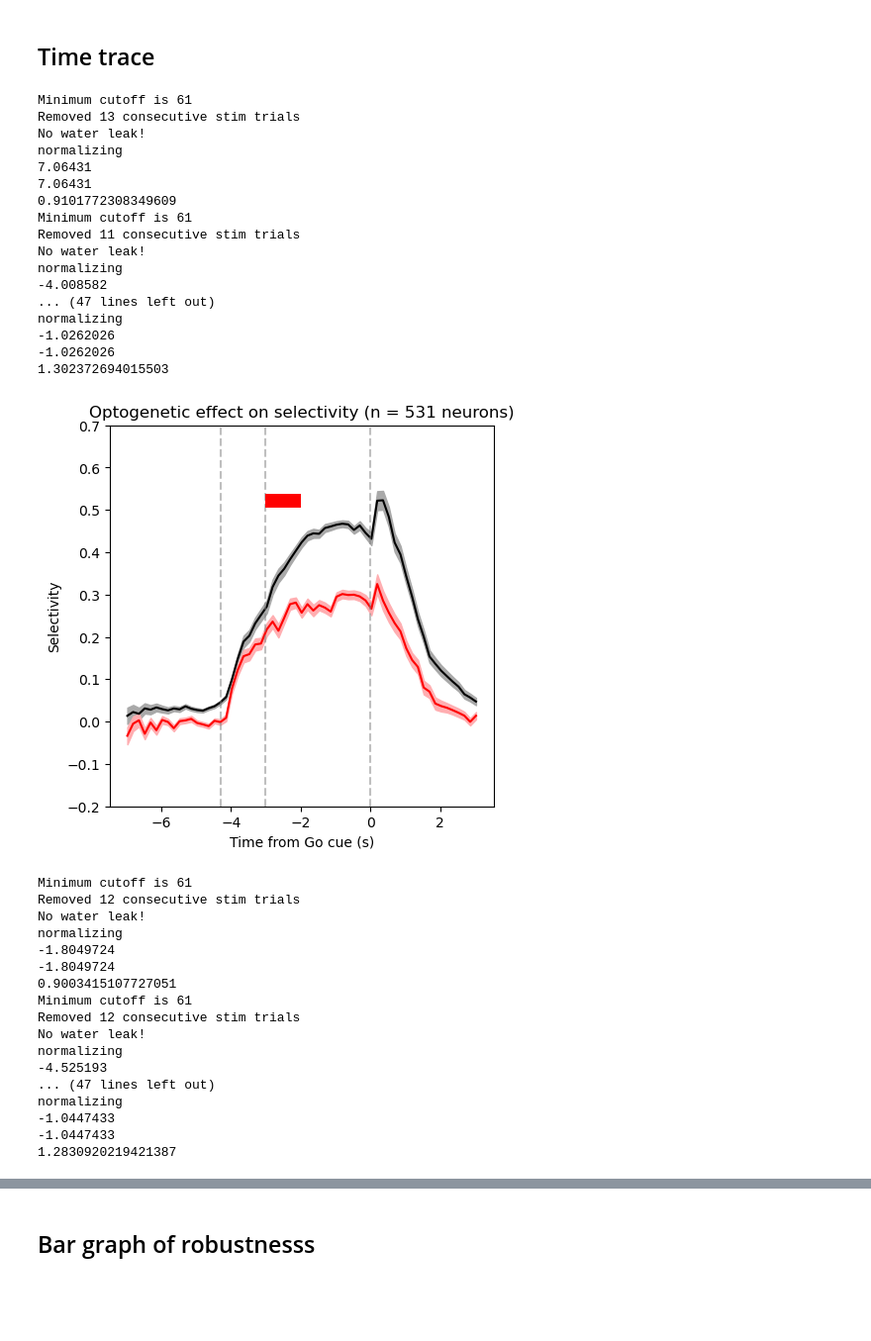
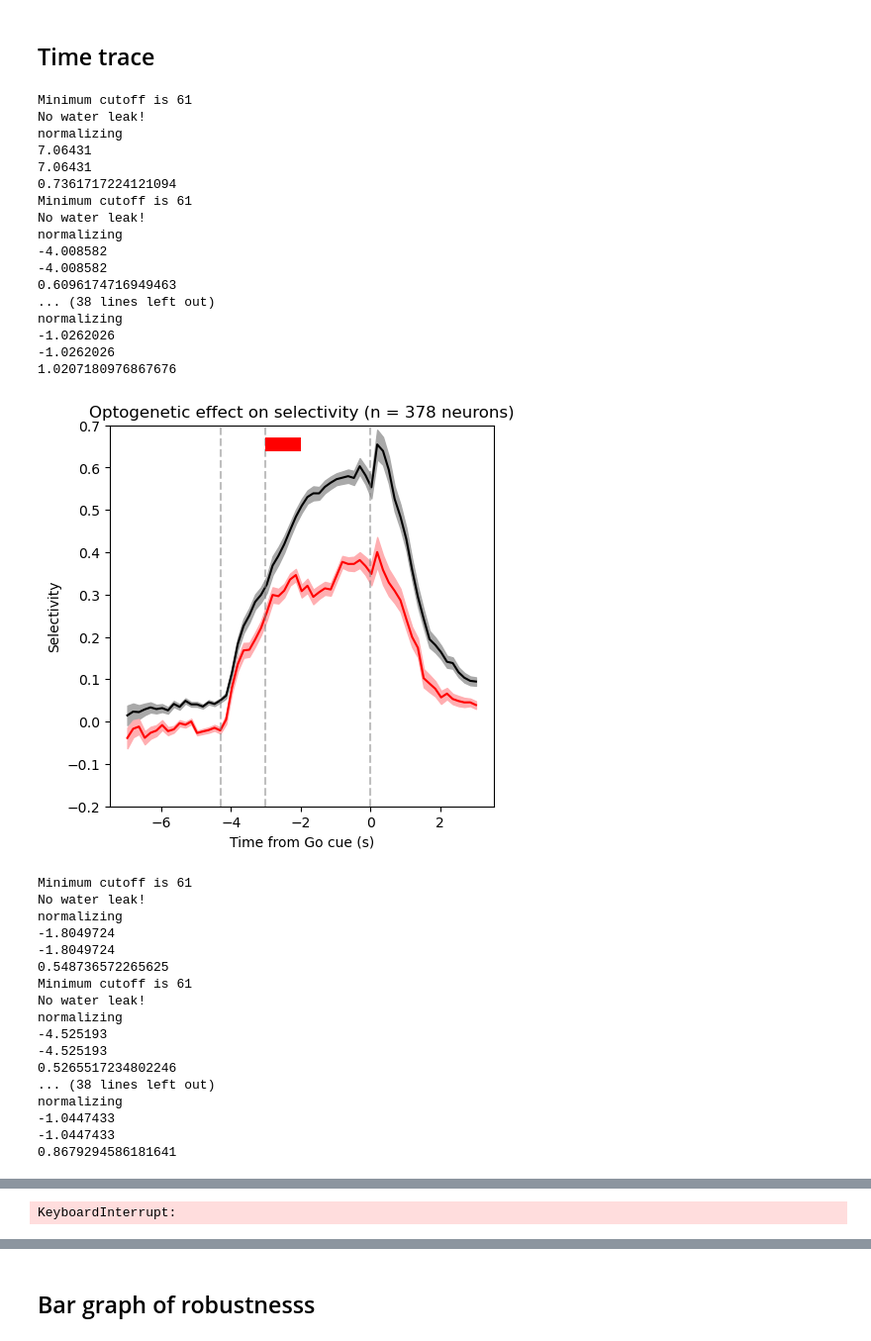
Before and after one commit to catherinewang99/2pimagingAnalysis, a Jupyter notebook: fig-3.ipynb, the cells around one changed output, grey strips where cells are left out. Shown at 99% size. Saved outputs shown, nothing was run; the diff lists cells and outputs as text; code cells hidden in the pictures; blank space fills up the shorter version.

```diff
--- a/fig-3.ipynb
+++ b/fig-3.ipynb
@@ -87,17 +87,19 @@ for i in range(3):
     for j in range(len(paths)):
 
         path = paths[j]
-        l1 = session.Session(path, use_reg=True, triple=True, remove_consec_opto=True)
-        # l1 = session.Session(path)
+        l1 = session.Session(path, use_reg=True, triple=True, remove_consec_opto=False, baseline_normalization="median_zscore")
+        p = 0.05 / np.sqrt(len(l1.good_neurons))
+
         if i == 0:
-            pref_, nonpref_, optop_, optonp_ = l1.selectivity_optogenetics(p=0.01,
+
+            pref_, nonpref_, optop_, optonp_ = l1.selectivity_optogenetics(p=p,
                                                                            lickdir=False,
                                                                            return_traces=True,
                                                                            downsample='04' in path,
                                                                            return_p_np=True)
         else:
             sel_n = [l1.good_neurons[n] for n in expert_neurons[j]]
-            pref_, nonpref_, optop_, optonp_ = l1.selectivity_optogenetics(p=0.01,
+            pref_, nonpref_, optop_, optonp_ = l1.selectivity_optogenetics(p=p,
                                                                            lickdir=False,
                                                                            return_traces=True,
                                                                            selective_neurons=sel_n,
@@ -138,53 +140,53 @@ for i in range(3):
 
     axarr.fill_between(x, selo - erro,
               selo + erro,
               color=['#ffaeb1'])
 
     axarr.axvline(-4.3, color = 'grey', alpha=0.5, ls = '--')
     axarr.axvline(-3, color = 'grey', alpha=0.5, ls = '--')
     axarr.axvline(0, color = 'grey', alpha=0.5, ls = '--')
     axarr.hlines(y=max(cat((selo, sel))), xmin=-3, xmax=-2, linewidth=10, color='red')
 
     axarr.set_title('Optogenetic effect on selectivity (n = {} neurons)'.format(num_neurons))
     axarr.set_xlabel('Time from Go cue (s)')
     axarr.set_ylabel('Selectivity')
     axarr.set_ylim((-0.2, 0.7))
 
     # plt.savefig(r'F:\data\Fig 3\nai_sel_recovery_updated.pdf')
     plt.show()
 # %% [output]
 Minimum cutoff is 61
-Removed 13 consecutive stim trials
 No water leak!
 normalizing
 7.06431
 7.06431
-0.9101772308349609
+0.7361717224121094
 Minimum cutoff is 61
-Removed 11 consecutive stim trials
 No water leak!
 normalizing
 -4.008582
-... (47 lines left out)
+-4.008582
+0.6096174716949463
+... (38 lines left out)
 normalizing
 -1.0262026
 -1.0262026
-1.302372694015503
+1.0207180976867676
-[figure, old version]
+[figure, new version]
 Minimum cutoff is 61
-Removed 12 consecutive stim trials
 No water leak!
 normalizing
 -1.8049724
 -1.8049724
-0.9003415107727051
+0.548736572265625
 Minimum cutoff is 61
-Removed 12 consecutive stim trials
 No water leak!
 normalizing
 -4.525193
-... (47 lines left out)
+-4.525193
+0.5265517234802246
+... (38 lines left out)
 normalizing
 -1.0447433
 -1.0447433
-1.2830920219421387
+0.8679294586181641
@@ -209,0 +211 @@ normalizing
+KeyboardInterrupt:
```
Also changed, not shown: parts of 21 cells of this notebook, 4 other files.
